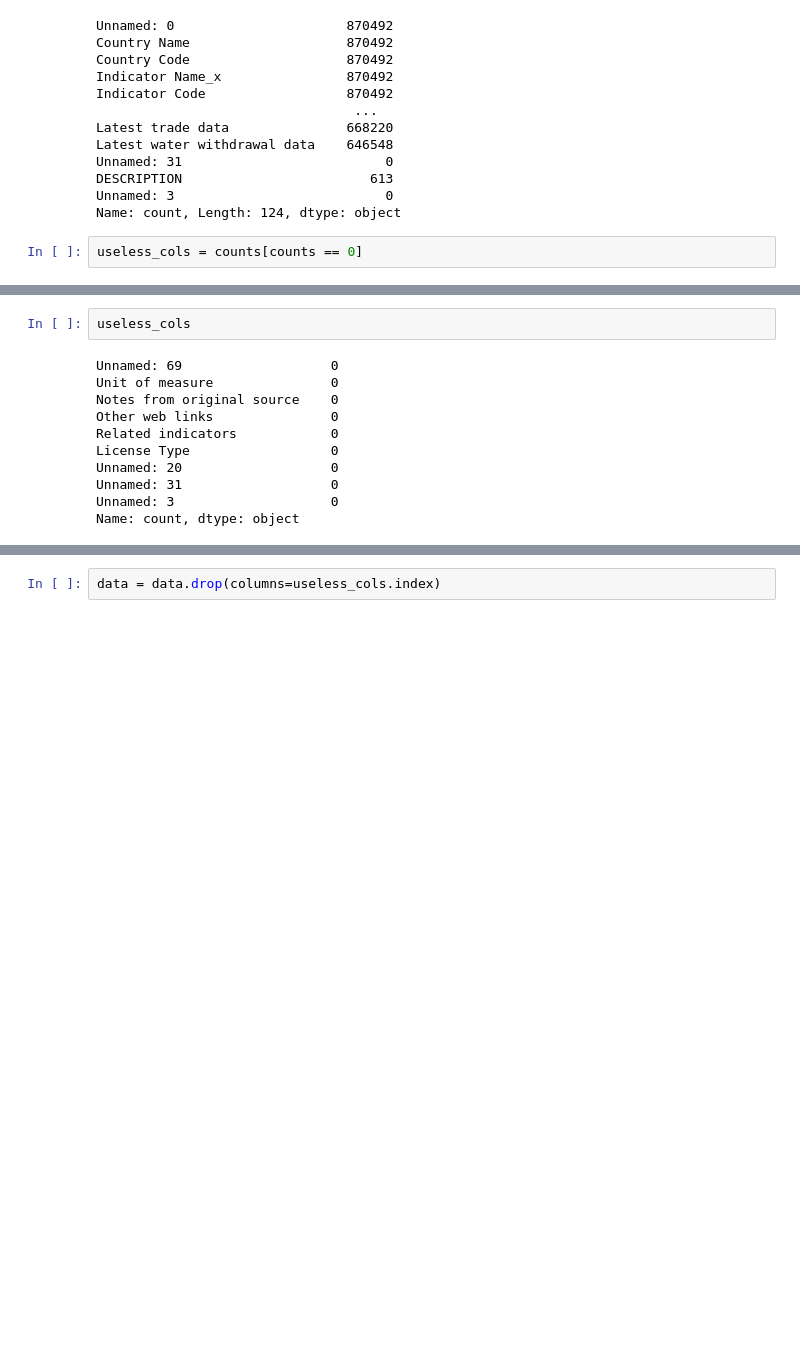
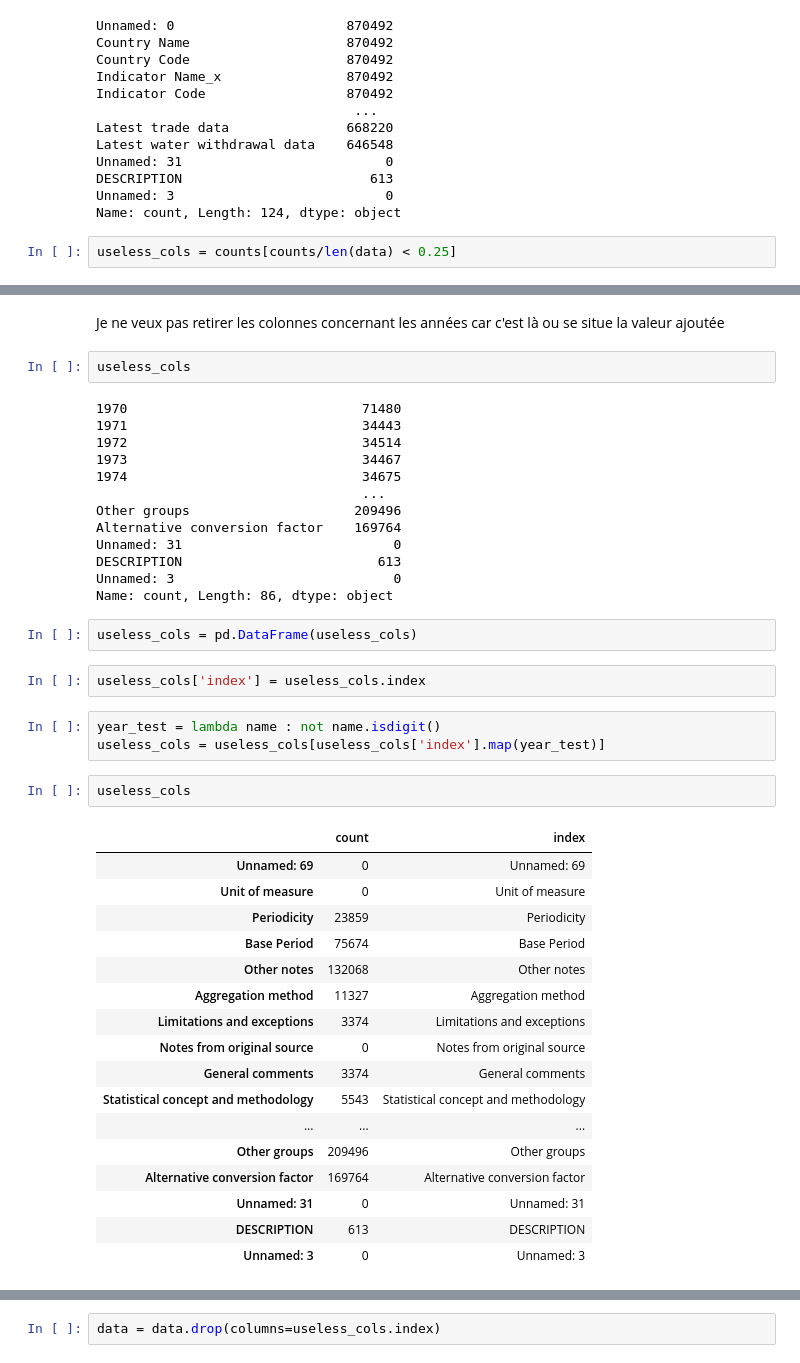
Before and after one commit to khub41/OC_P02, a Jupyter notebook: data_clean.ipynb, the cells around one changed output, grey strips where cells are left out. Saved outputs shown, nothing was run; the diff lists cells and outputs as text; blank space fills up the shorter version.

```diff
--- a/data_clean.ipynb
+++ b/data_clean.ipynb
@@ -44,4 +47,4 @@ DESCRIPTION                        613
 Unnamed: 3                           0
 Name: count, Length: 124, dtype: object
 # %%
-useless_cols = counts[counts == 0]
+useless_cols = counts[counts/len(data) < 0.25]
@@ -48,13 +70,44 @@ useless_cols = counts[counts == 0]
+# %% [markdown]
+Je ne veux pas retirer les colonnes concernant les années car c'est là ou se situe la valeur ajoutée
 # %%
 useless_cols
 # %% [output]
-Unnamed: 69                   0
-Unit of measure               0
-Notes from original source    0
-Other web links               0
-Related indicators            0
-License Type                  0
-Unnamed: 20                   0
-Unnamed: 31                   0
-Unnamed: 3                    0
-Name: count, dtype: object
+1970                              71480
+1971                              34443
+1972                              34514
+1973                              34467
+1974                              34675
+                                  ...
+Other groups                     209496
+Alternative conversion factor    169764
+Unnamed: 31                           0
+DESCRIPTION                         613
+Unnamed: 3                            0
+Name: count, Length: 86, dtype: object
+# %%
+useless_cols = pd.DataFrame(useless_cols)
+# %%
+useless_cols['index'] = useless_cols.index
+# %%
+year_test = lambda name : not name.isdigit()
+useless_cols = useless_cols[useless_cols['index'].map(year_test)]
+# %%
+useless_cols
+# %% [output]
+|  | count | index |
+| Unnamed: 69 | 0 | Unnamed: 69 |
+| Unit of measure | 0 | Unit of measure |
+| Periodicity | 23859 | Periodicity |
+| Base Period | 75674 | Base Period |
+| Other notes | 132068 | Other notes |
+| Aggregation method | 11327 | Aggregation method |
+| Limitations and exceptions | 3374 | Limitations and exceptions |
+| Notes from original source | 0 | Notes from original source |
+| General comments | 3374 | General comments |
+| Statistical concept and methodology | 5543 | Statistical concept and methodology |
+| ... | ... | ... |
+| Other groups | 209496 | Other groups |
+| Alternative conversion factor | 169764 | Alternative conversion factor |
+| Unnamed: 31 | 0 | Unnamed: 31 |
+| DESCRIPTION | 613 | DESCRIPTION |
+| Unnamed: 3 | 0 | Unnamed: 3 |
```
Also changed, not shown: parts of 135 cells of this notebook.
